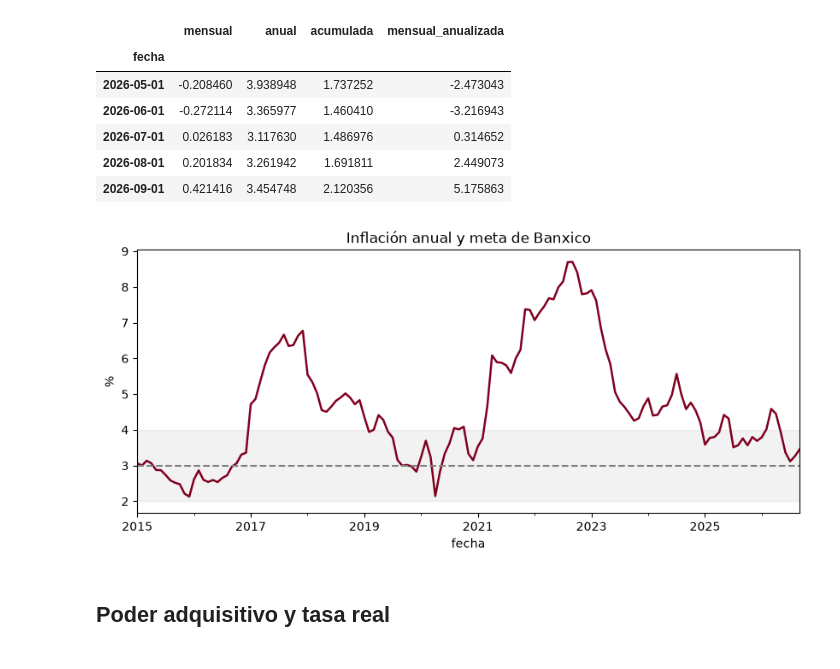
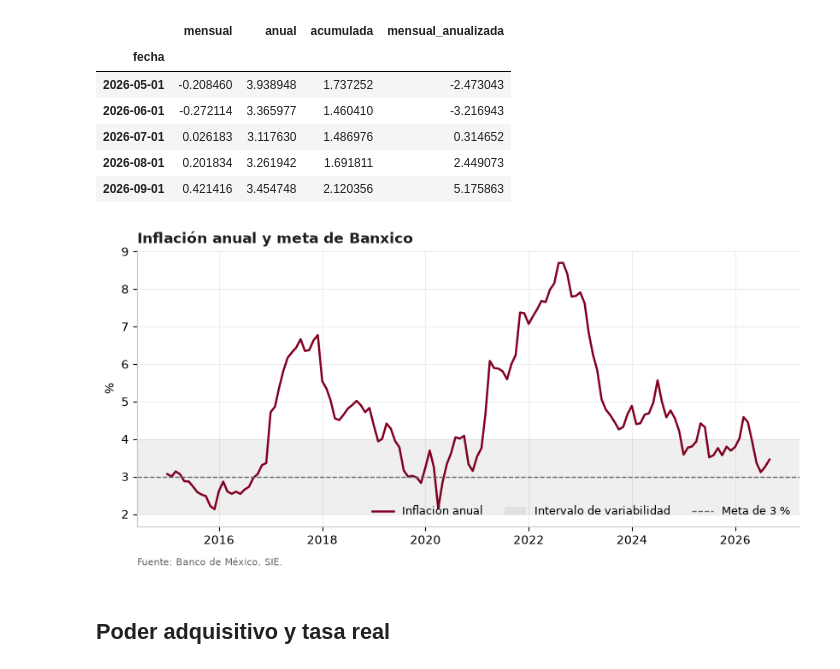
Before and after one commit to AnaJZP/banxicolab, a Jupyter notebook: examples/inicio_rapido.ipynb, the cells around one changed output. Cells and saved outputs as stored; diff of their text form; code cells hidden in the pictures.

```diff
--- a/examples/inicio_rapido.ipynb
+++ b/examples/inicio_rapido.ipynb
@@ -89,13 +97,10 @@ tabla.tail()
 | 2026-08-01 | 0.201834 | 3.261942 | 1.691811 | 2.449073 |
 | 2026-09-01 | 0.421416 | 3.454748 | 2.120356 | 5.175863 |
 # %%
-ax = tabla.loc["2015":, "anual"].plot(figsize=(10, 4), color="#800020", lw=1.8)
-ax.axhline(3, ls="--", color="gray")
-ax.axhspan(2, 4, color="gray", alpha=0.1)
-ax.set_title("Inflación anual y meta de Banxico")
-ax.set_ylabel("%");
+sie.graficar(tabla.loc["2015":, ["anual"]].rename(columns={"anual": "Inflación anual"}),
+             "Inflación anual y meta de Banxico", unidad="%", meta=True);
 # %% [output]
-[figure, old version]
+[figure, new version]
 # %% [markdown]
 ## Poder adquisitivo y tasa real
 # %%
```
Also changed, not shown: parts of 6 cells of this notebook, 27 other files.
